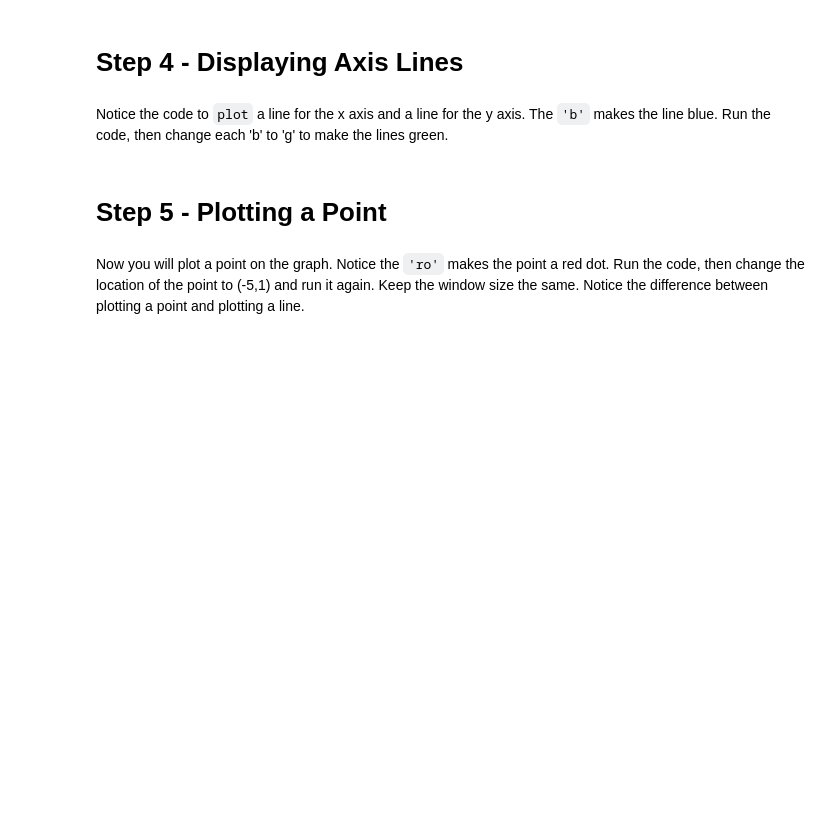
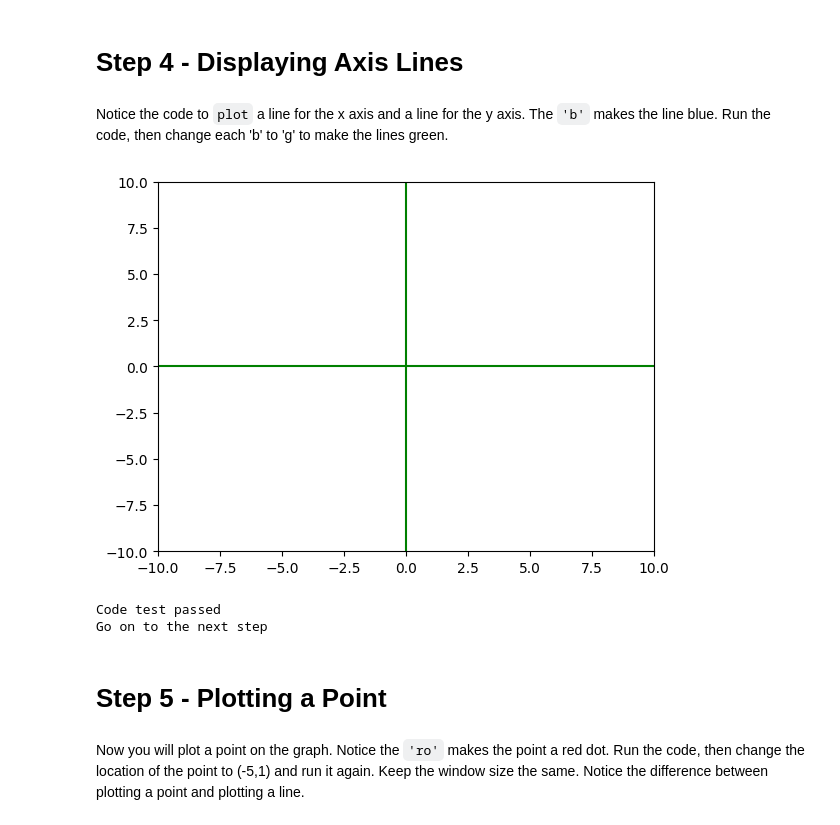
Before and after one commit to fialovy1/Spoon-Knife_fork, a Jupyter notebook: Foundational-Math-2.ipynb, the cells around one changed output. Drawn from its saved outputs; the diff is of its cells as text; code cells hidden in the pictures; blank space fills up the shorter version.

```diff
--- a/Foundational-Math-2.ipynb
+++ b/Foundational-Math-2.ipynb
@@ -91,21 +111,25 @@ Notice the code to `plot` a line for the x axis and a line for the y axis. The `
 # %%
 import matplotlib.pyplot as plt
 
 xmin = -10
 xmax = 10
 ymin = -10
 ymax = 10
 
 fig, ax = plt.subplots()
 plt.axis([xmin,xmax,ymin,ymax]) # window size
-plt.plot([xmin,xmax],[0,0],'b') # blue x axis
-plt.plot([0,0],[ymin,ymax], 'b') # blue y axis
+plt.plot([xmin,xmax],[0,0],'g') # blue x axis
+plt.plot([0,0],[ymin,ymax], 'g') # blue y axis
 
 plt.show()
 
 # Only change code above this line
 import math_code_test_b as test
 test.step04(In[-1].split('# Only change code above this line')[0])
+# %% [output]
+[figure, added]
+Code test passed
+Go on to the next step
 # %% [markdown]
 # Step 5 - Plotting a Point
 # %% [markdown]
```
Also changed, not shown: parts of 25 cells of this notebook.
